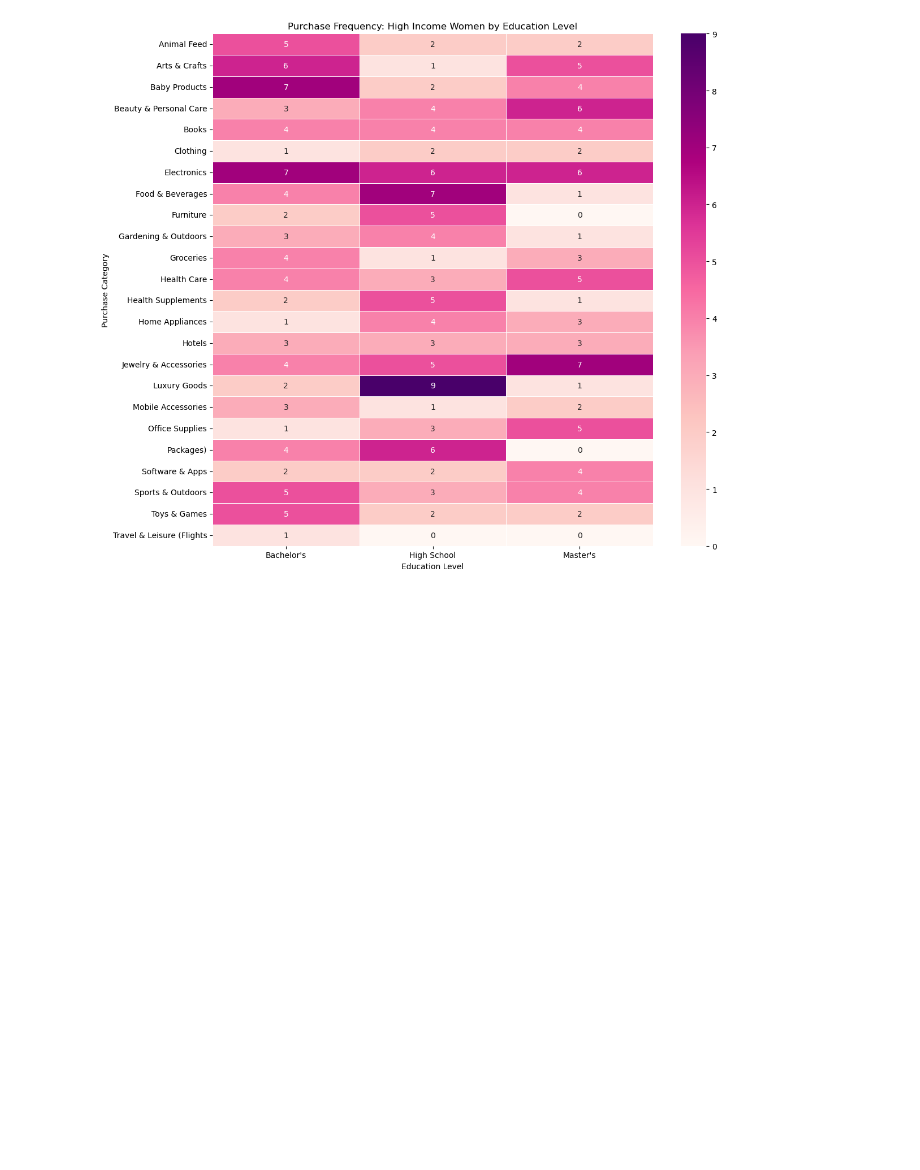
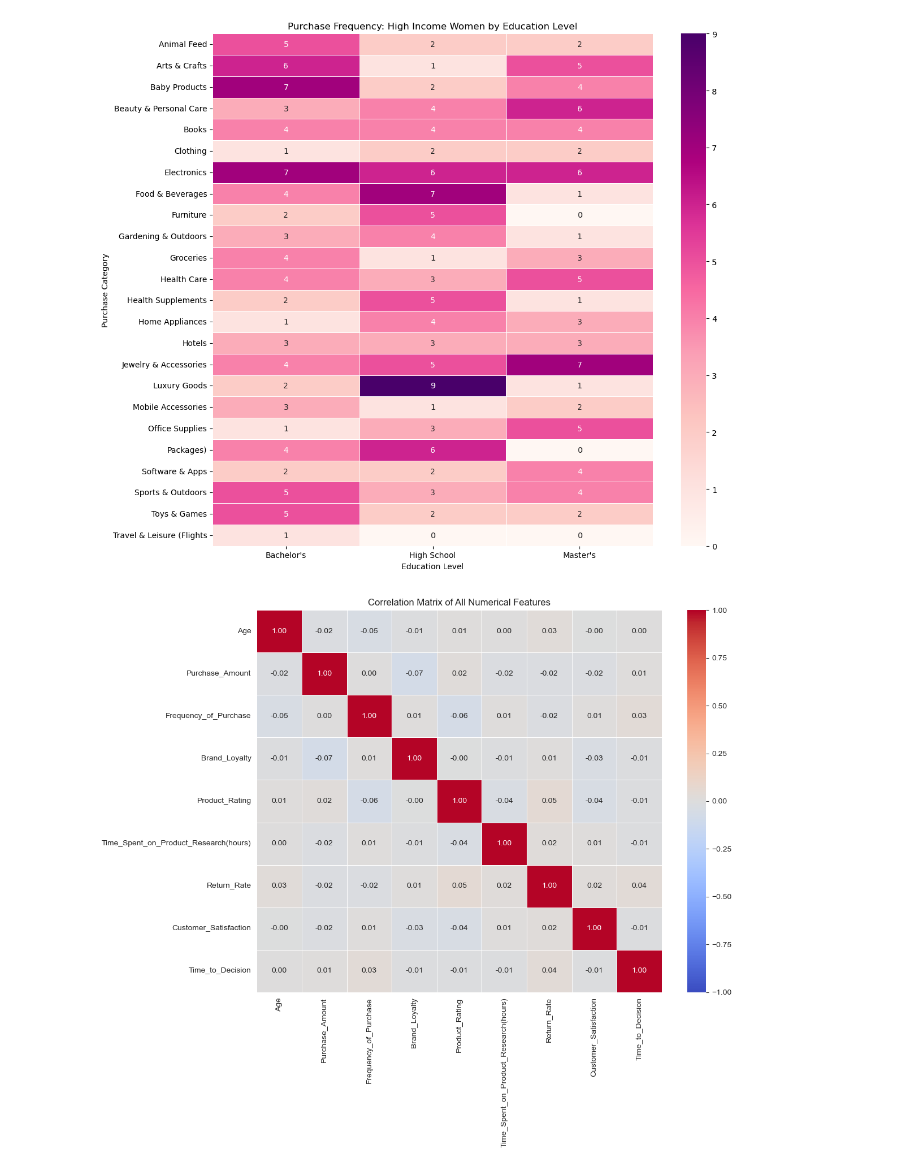
Before and after one commit to Oheb/Consumer_Behavior_Project, a Jupyter notebook: Consumer_Behavior_Project.ipynb, the cells around one changed output. Cells and saved outputs as stored; diff of their text form; code cells hidden in the pictures; blank space fills up the shorter version.

```diff
--- a/Consumer_Behavior_Project.ipynb
+++ b/Consumer_Behavior_Project.ipynb
@@ -262,2 +260,32 @@ plt.show()
 # %%
-# Analysis V: Corrleation of purchase intend by Time to Decision, segemented by age, income, and education
+# Analysis IV: Correlation matrix of all numerical measurments of data:
+
+df = pd.read_csv("Cleaned_Ecommerce_Data.csv")
+
+# Select only the numerical columns
+numeric_df = df.select_dtypes(include=['float64', 'int64'])
+
+# 3. Calculate Correlation Matrix
+corr_matrix = numeric_df.corr()
+
+# 4. Plot the Heatmap
+plt.figure(figsize=(12, 10))
+
+sns.heatmap(
+    corr_matrix,
+    annot=True,     # Write the actual numbers in the boxes
+    fmt=".2f",      # Format numbers to 2 decimal places (e.g., 0.54)
+    cmap='coolwarm',# Color scheme: Red=Positive, Blue=Negative
+    vmin=-1,        # Lock the scale minimum at -1
+    vmax=1,         # Lock the scale maximum at +1
+    linewidths=0.5  # Add white lines between boxes for readability
+)
+
+plt.title('Correlation Matrix of All Numerical Features')
+plt.tight_layout()
+
+# Save it to a file
+plt.savefig('correlation_matrix.png')
+plt.show()
+# %% [output]
+[figure, added]
```
Also changed, not shown: parts of 6 cells of this notebook.
